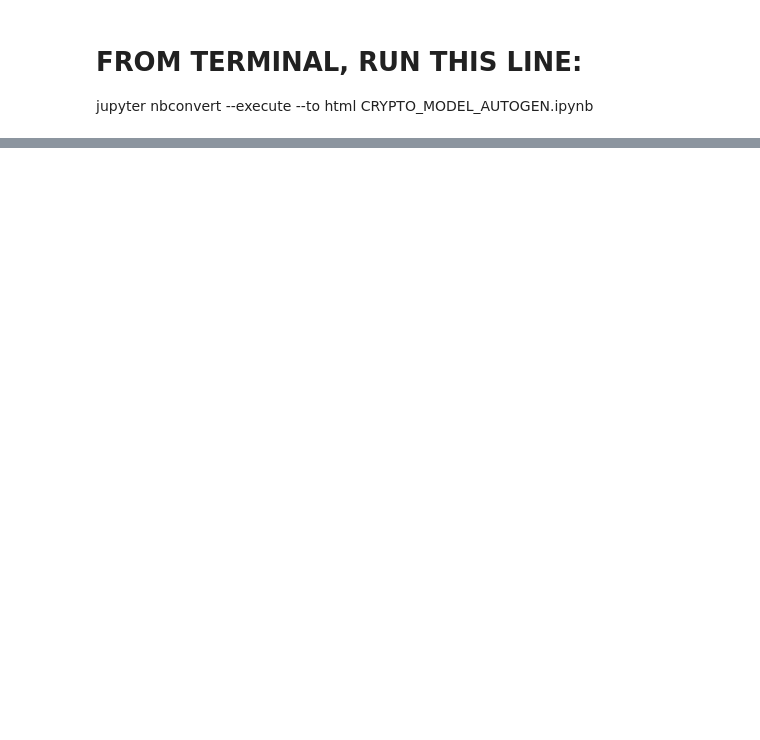
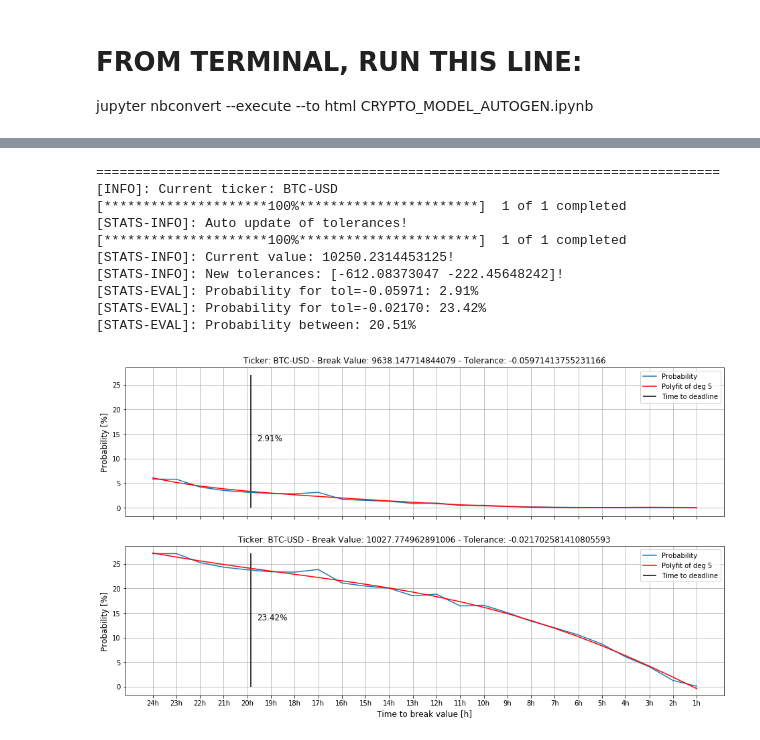
Before and after one commit to MarcoRosenzweig/FINANCE, a Jupyter notebook: CRYPTO_MODEL_AUTOGEN.ipynb, the cells around one changed output, grey strips where cells are left out. Cells and saved outputs as stored; diff of their text form; code cells hidden in the pictures; blank space fills up the shorter version.

```diff
--- a/CRYPTO_MODEL_AUTOGEN.ipynb
+++ b/CRYPTO_MODEL_AUTOGEN.ipynb
@@ -24,5 +26,5 @@ filter_date = start_date.floor(freq='D').replace(hour=day_hour)
 model = MODEL(tickers=tickers)
 model.get_data(start=start_date, interval='60m')
 #filter by datetime:
-date_range = utils.create_date_range(start_date=filter_date)
+date_range = utils.create_date_range(start_date=filter_date, tz='Europe/Berlin')
 model.apply_date_filter(date_range, force_apply=True)
@@ -43,2 +92,14 @@ imag_model.show_possibilities(plot_from_date=plot_start, switch_axes=False)
 # %%
-fstats.calc_probs(model=imag_model, tickers='all', auto_update_tolerances=True)
+fstats_pct_chg.calc_probs(model=imag_model, tickers='all', auto_update_tolerances=True)
+# %% [output]
+================================================================================
+[INFO]: Current ticker: BTC-USD
+[*********************100%***********************]  1 of 1 completed
+[STATS-INFO]: Auto update of tolerances!
+[*********************100%***********************]  1 of 1 completed
+[STATS-INFO]: Current value: 10250.2314453125!
+[STATS-INFO]: New tolerances: [-612.08373047 -222.45648242]!
+[STATS-EVAL]: Probability for tol=-0.05971: 2.91%
+[STATS-EVAL]: Probability for tol=-0.02170: 23.42%
+[STATS-EVAL]: Probability between: 20.51%
+[figure, added]
```
Also changed, not shown: parts of 15 cells of this notebook, 8 other files.
